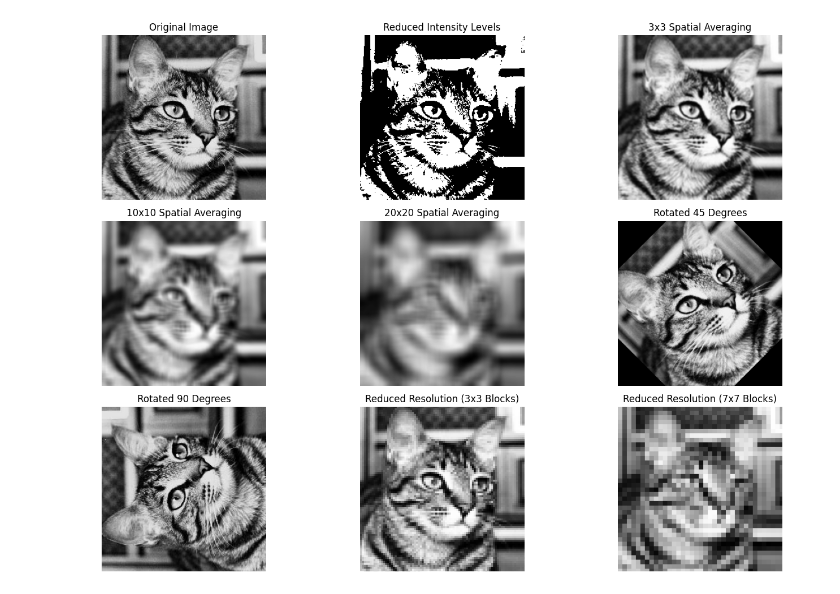
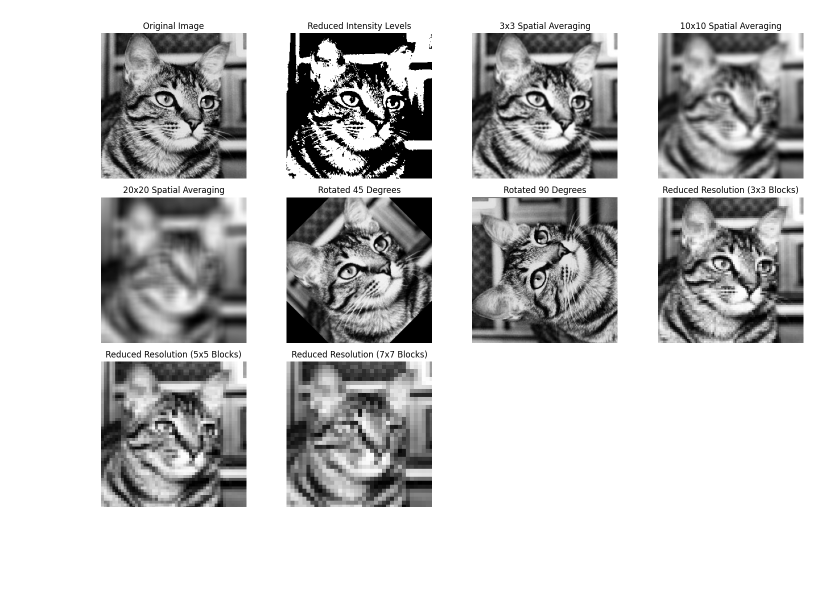
Before and after one commit to arxt9/Assignment_EE7204, a Jupyter notebook: Assignmnet.ipynb, the cells around one changed output. Drawn from its saved outputs; the diff is of its cells as text; code cells hidden in the pictures; blank space fills up the shorter version.

```diff
--- a/Assignmnet.ipynb
+++ b/Assignmnet.ipynb
@@ -55,52 +55,57 @@ reduced_resolution_7x7 = reduce_resolution(image, 7)
 # Plot the images
 plt.figure(figsize=(15, 10))
 
-plt.subplot(3, 3, 1)
+plt.subplot(3, 4, 1)
 plt.imshow(image, cmap='gray')
 plt.title('Original Image')
 plt.axis('off')
 
-plt.subplot(3, 3, 2)
+plt.subplot(3, 4, 2)
 plt.imshow(reduced_image, cmap='gray')
 plt.title('Reduced Intensity Levels')
 plt.axis('off')
 
-plt.subplot(3, 3, 3)
+plt.subplot(3, 4, 3)
 plt.imshow(averaged_3x3, cmap='gray')
 plt.title('3x3 Spatial Averaging')
 plt.axis('off')
 
-plt.subplot(3, 3, 4)
+plt.subplot(3, 4, 4)
 plt.imshow(averaged_10x10, cmap='gray')
 plt.title('10x10 Spatial Averaging')
 plt.axis('off')
 
-plt.subplot(3, 3, 5)
+plt.subplot(3, 4, 5)
 plt.imshow(averaged_20x20, cmap='gray')
 plt.title('20x20 Spatial Averaging')
 plt.axis('off')
 
-plt.subplot(3, 3, 6)
+plt.subplot(3, 4, 6)
 plt.imshow(rotated_45, cmap='gray')
 plt.title('Rotated 45 Degrees')
 plt.axis('off')
 
-plt.subplot(3, 3, 7)
+plt.subplot(3, 4, 7)
 plt.imshow(rotated_90, cmap='gray')
 plt.title('Rotated 90 Degrees')
 plt.axis('off')
 
-plt.subplot(3, 3, 8)
+plt.subplot(3, 4, 8)
 plt.imshow(reduced_resolution_3x3, cmap='gray')
 plt.title('Reduced Resolution (3x3 Blocks)')
 plt.axis('off')
 
-plt.subplot(3, 3, 9)
+plt.subplot(3, 4, 9)
+plt.imshow(reduced_resolution_5x5, cmap='gray')
+plt.title('Reduced Resolution (5x5 Blocks)')
+plt.axis('off')
+
+plt.subplot(3, 4, 10)
 plt.imshow(reduced_resolution_7x7, cmap='gray')
 plt.title('Reduced Resolution (7x7 Blocks)')
 plt.axis('off')
 
 plt.tight_layout()
 plt.show()
 # %% [output]
-[figure, old version]
+[figure, new version]
```
